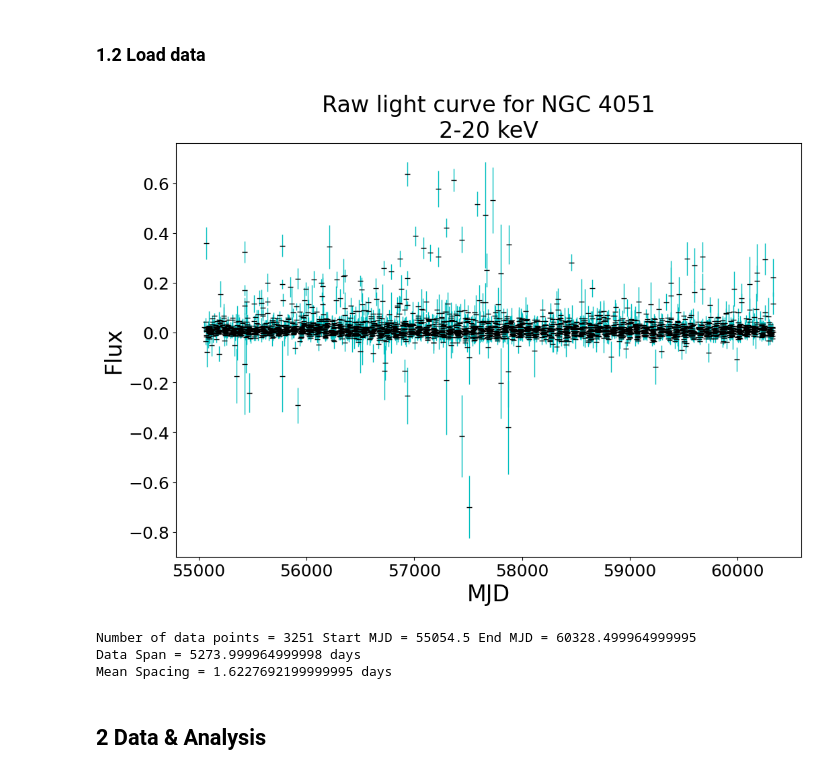
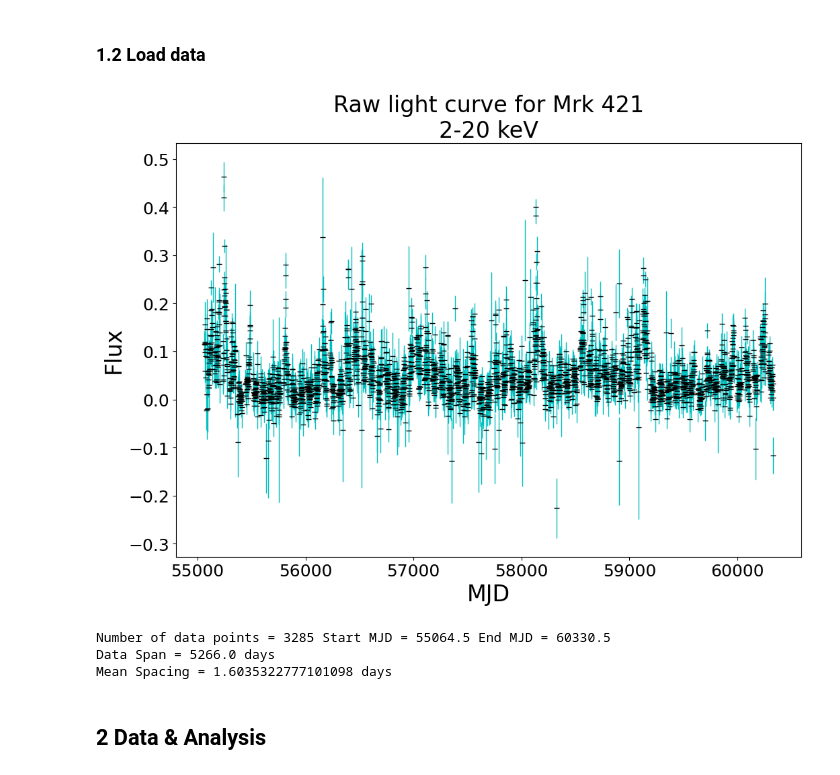
Before and after one commit to Beauremontt/AGN-Flux-Timing-Analysis, a Jupyter notebook: AGNFluxTimingAnalysis.ipynb, the cells around one changed output. Saved outputs shown, nothing was run; the diff lists cells and outputs as text; code cells hidden in the pictures.

```diff
--- a/AGNFluxTimingAnalysis.ipynb
+++ b/AGNFluxTimingAnalysis.ipynb
@@ -42,13 +42,13 @@ def display_data(prefix):
 # @title  { form-width: "40%" }
 
 # url of the flux data
-url = "http://maxi.riken.jp/star_data/J1203+445/J1203+445_g_lc_1day_all.dat" # @param {type:"string"}
+url = "http://maxi.riken.jp/star_data/J1104+382/J1104+382_g_lc_1day_all.dat" # @param {type:"string"}
 
 # filename if you choose not to pull from url
 filename = "" # @param {type:"string"}
 
 # name of the AGN to display on plots
-flux_source = "NGC 4051"  # @param {type:"string"}
+flux_source = "Mrk 421"  # @param {type:"string"}
 
 # title of energy range of the flux measurements; prints below flux_source on plots
 band_label = "2-20 keV"  # @param {type:"string"}
@@ -82,37 +82,37 @@ else: raise Exception("No flux data.")
 
 
 # create an array from the text file
 AGN = np.genfromtxt(txt_content, skip_header = skip_header, skip_footer = skip_footer)
 
 
 # set up the values
 x = 86400*AGN[:, 0]  # first column of the data set (MJD midpoint of observation in seconds)
 y = AGN[:, flux_column]  # column of the data set (flux)
 dy = AGN[:, flux_column + 1]  # next column of the data set (the uncertainty)
 
 # get timespan and spacing of data
 NumData = len(x)
 Span = x[NumData - 1] - x[0]
 MeanSpacing = Span / (NumData - 1)
 
 # get averages of the error and the flux to find the percent error
 Error = np.mean(dy)
 Mean = np.mean(y)
 
 
 # plot of light curve
 if display_raw == True:
 
   # x,y limits on light curve, in the form "(lower, upper)"; leave blank or 'None' to not limit the graphs
   lc_xlim = None  # @param {type:"raw"}
   lc_ylim = None  # @param {type:"raw"}
 
   display_data("Raw")
 # %% [output]
-[figure, old version]
+[figure, new version]
-Number of data points = 3251 Start MJD = 55054.5 End MJD = 60328.499964999995
-Data Span = 5273.999964999998 days
-Mean Spacing = 1.6227692199999995 days
+Number of data points = 3285 Start MJD = 55064.5 End MJD = 60330.5
+Data Span = 5266.0 days
+Mean Spacing = 1.6035322777101098 days
 # %% [markdown]
 ## 2 Data & Analysis
 # %% [markdown]
```
Also changed, not shown: parts of 9 cells of this notebook.
